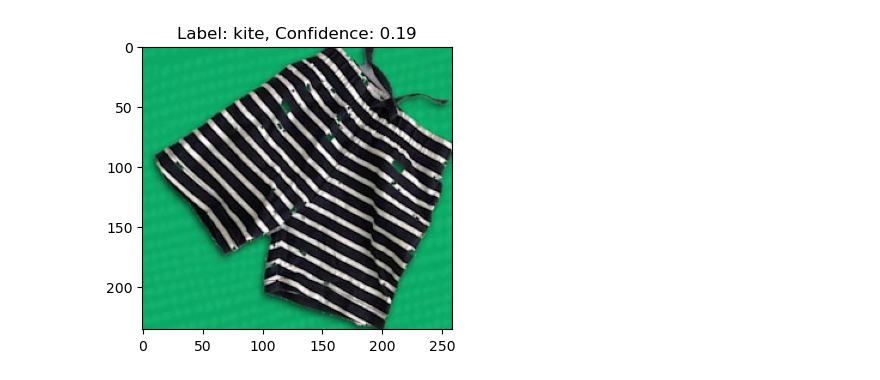
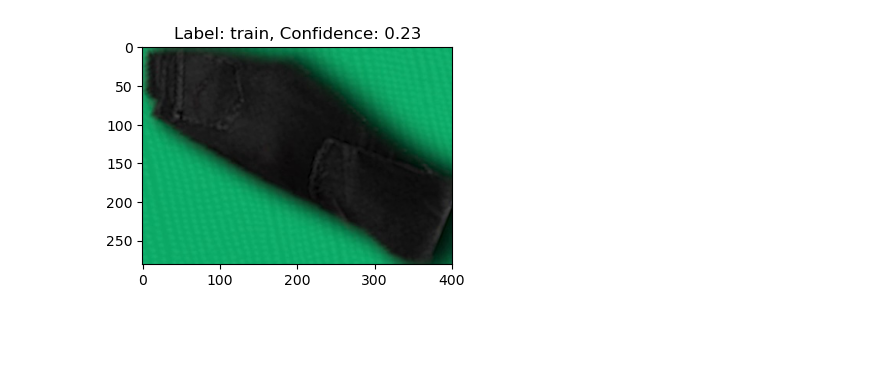
Before and after one commit to kohnmart/master-projekt, a Jupyter notebook: notebooks/pytorch/segmentation/yolo.ipynb, the cells around one changed output. Saved outputs shown, nothing was run; the diff lists cells and outputs as text; code cells hidden in the pictures; blank space fills up the shorter version.

```diff
--- a/notebooks/pytorch/segmentation/yolo.ipynb
+++ b/notebooks/pytorch/segmentation/yolo.ipynb
@@ -42,7 +42,7 @@ def process(image):
     height, width, _ = image_np.shape
     target_sizes = torch.tensor([[height, width]])  # Note the double square brackets
 
-    results = image_processor.post_process_object_detection(outputs, threshold=0.16, target_sizes=target_sizes)[0]
+    results = image_processor.post_process_object_detection(outputs, threshold=0.2, target_sizes=target_sizes)[0]
     # Iterate over detected objects and process bounding boxes
     for score, label, box in zip(results["scores"], results["labels"], results["boxes"]):
         box = box.detach().numpy()  # Detach tensor and convert to numpy array
@@ -57,7 +57,7 @@ def process(image):
 
         cropped_image = image_np[y_min:y_max, x_min:x_max]
         x, y = cropped_image.shape[:2]
-        if 100 <= y_min <= 200 and (x * y >= 60000):
+        if 100 <= x_min <= 130 and (x * y >= 60000):
             # Display the cropped image
             fig, ax_cropped = plt.subplots(1, figsize=(4, 4))  # Use reasonable size for the cropped image
             ax_cropped.imshow(cropped_image)
@@ -67,5 +67,45 @@ def process(image):
 
 # Replace `image` with your actual image variable
 process(image)
-# %% [output]
-[figure, removed]
+# %%
+def process(image):
+
+    detected = False
+    cropped_image = []
+
+    inputs = image_processor(images=image, return_tensors="pt")
+    outputs = model(**inputs)
+    logits = outputs.logits
+    bboxes = outputs.pred_boxes
+
+    image_np = np.array(image)  # Convert the image to a NumPy array once
+    height, width, _ = image_np.shape
+    target_sizes = torch.tensor([[height, width]])  # Note the double square brackets
+
+    results = image_processor.post_process_object_detection(outputs, threshold=0.2, target_sizes=target_sizes)[0]
+    # Iterate over detected objects and process bounding boxes
+    for score, label, box in zip(results["scores"], results["labels"], results["boxes"]):
+        box = box.detach().numpy()  # Detach tensor and convert to numpy array
+        x_min, y_min, x_max, y_max = map(int, box)
+        # Ensure bounding box is within image dimensions
+        x_min = max(0, x_min)
+        y_min = max(0, y_min)
+        x_max = min(width, x_max)
+        y_max = min(height, y_max)
+
+
+
+        cropped_image = image_np[y_min:y_max, x_min:x_max]
+        x, y = cropped_image.shape[:2]
+        if 100 <= x_min <= 130 and (x * y >= 60000):
+            # Display the cropped image
+            detected = True
+            found_objects = cropped_image
+            fig, ax_cropped = plt.subplots(1, figsize=(4, 4))  # Use reasonable size for the cropped image
+            ax_cropped.imshow(found_objects)
+            ax_cropped.set_title(f'Label: {model.config.id2label[label.item()]}, Confidence: {score.item():0.2f}')
+            plt.show()
+
+process(image)
+# %% [output]
+[figure, added]
```
Also changed, not shown: parts of 1 cell of this notebook, 3 other files.
